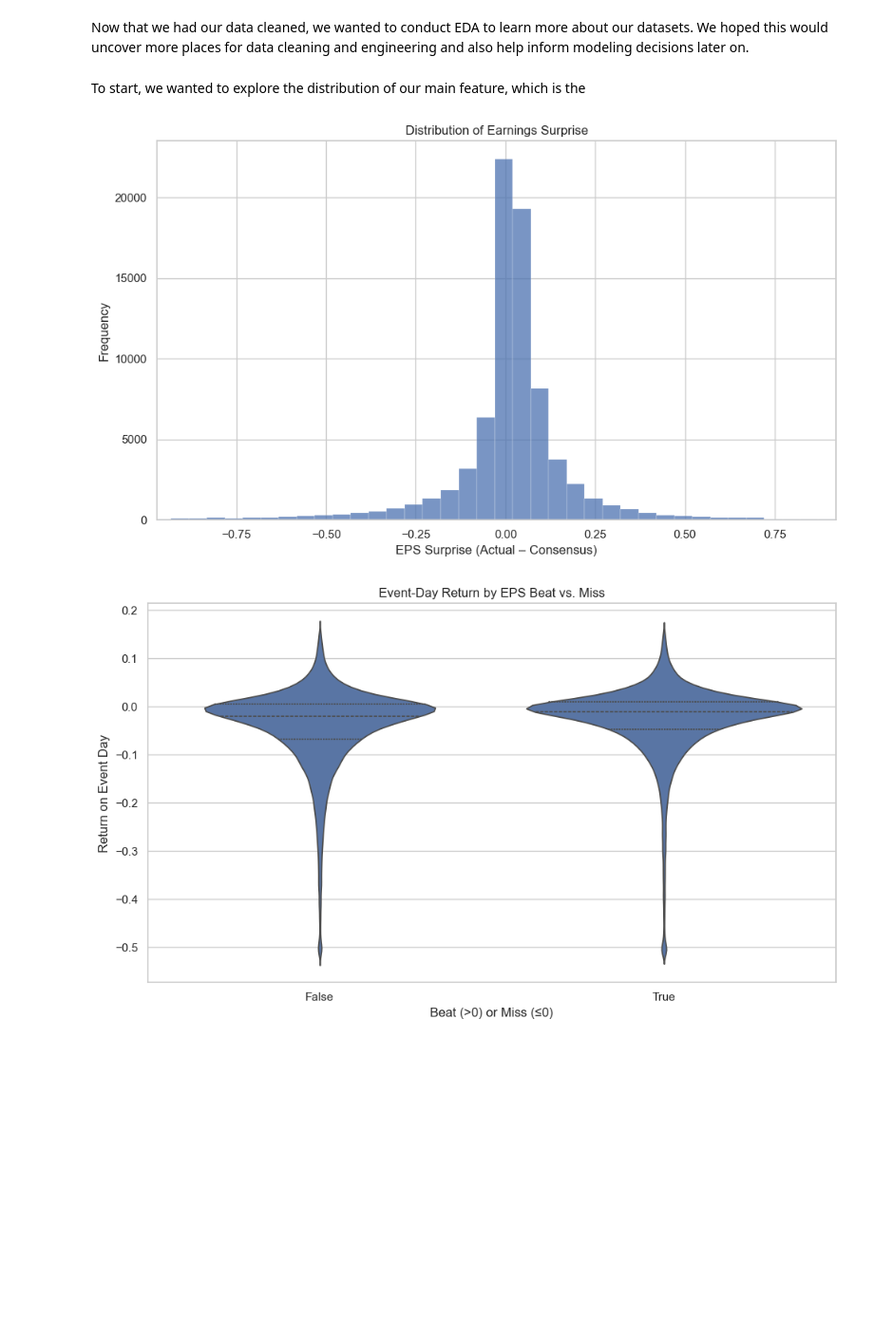
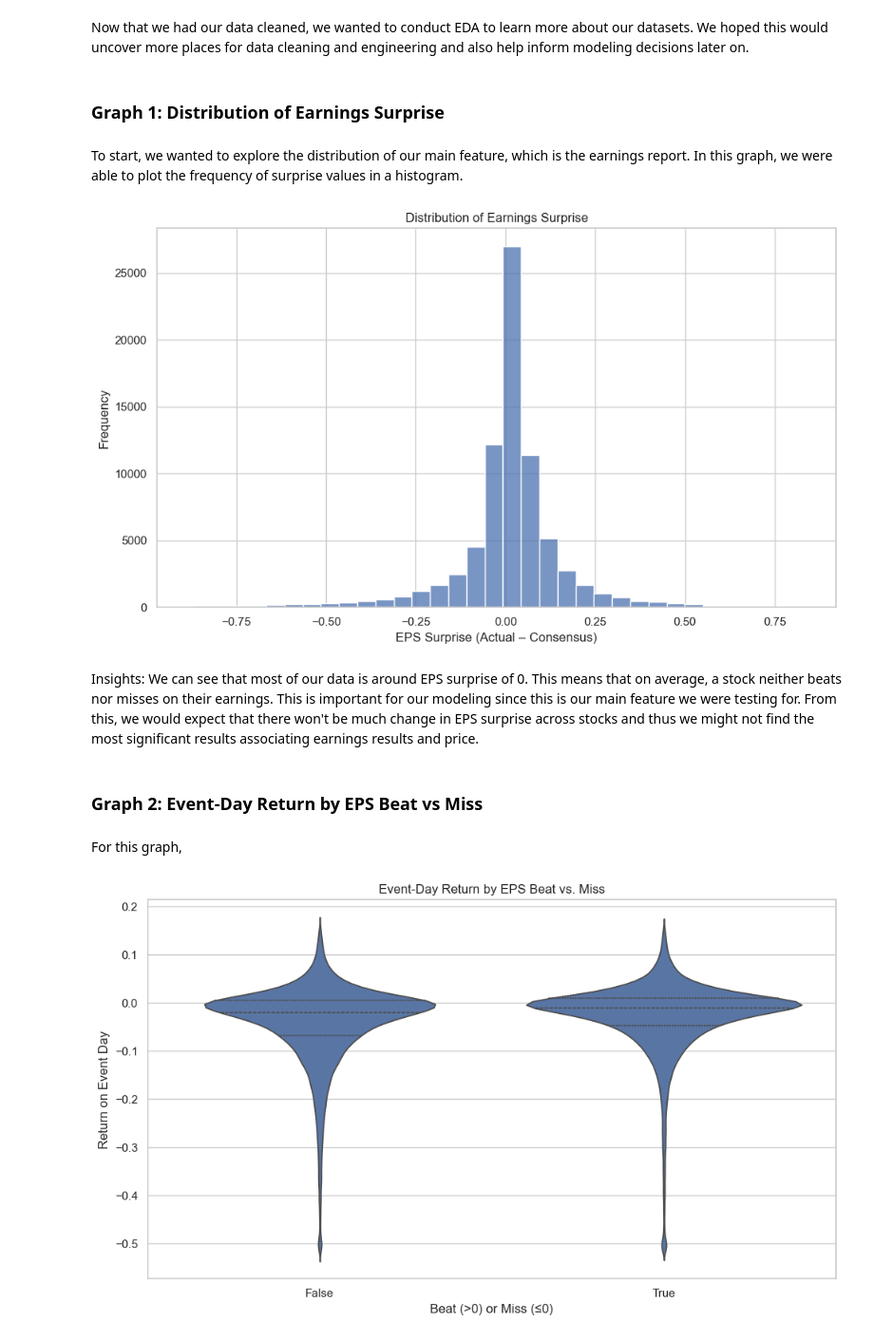
Before and after one commit to edfan1/CIS5450FinalProject, a Jupyter notebook: Notebook.ipynb, the cells around one changed output. Shown: that part at 95% size. Drawn from its saved outputs; the diff is of its cells as text; code cells hidden in the pictures; blank space fills up the shorter version.

Commit message:
hpyothesis testing

```diff
--- a/Notebook.ipynb
+++ b/Notebook.ipynb
@@ -120,25 +128,34 @@ df['year'] = df['earnings_date'].dt.year
 # Set Seaborn style
 sns.set(style="whitegrid")
 "# Create a cleaned dataframe without extreme returns\n",
-df_clean = df[(df['return'] > df['return'].quantile(0.01)) & (df['return'] < df['return'].quantile(0.98))]
+df = df[(df['return'] > df['return'].quantile(0.01)) & (df['return'] < df['return'].quantile(0.98))]
 "# Check the new range\n",
-df_filtered_both = df_clean[(df_clean['surprise'] > df_clean['surprise'].quantile(0.001)) & (df_clean['surprise'] < df_clean['surprise'].quantile(0.999)) & (df_clean['return'] > df_clean['return'].quantile(0.001)) & (df_clean['return'] < df_clean['return'].quantile(0.999))]
+df_filtered_both = df[(df['surprise'] > df['surprise'].quantile(0.001)) & (df['surprise'] < df['surprise'].quantile(0.999)) & (df['return'] > df['return'].quantile(0.001)) & (df['return'] < df['return'].quantile(0.999))]
 # 1. Distribution of Earnings Surprise\n",
 df_filtered = df[(df['surprise'] > df['surprise'].quantile(0.001)) & (df['surprise'] < df['surprise'].quantile(0.999))]
+# %% [markdown]
+### Graph 1: Distribution of Earnings Surprise
 # %% [markdown]
-To start, we wanted to explore the distribution of our main feature, which is the
+To start, we wanted to explore the distribution of our main feature, which is the earnings report. In this graph, we were able to plot the frequency of surprise values in a histogram.
 # %%
 plt.figure(figsize=(10, 6))
-df_filtered = df[(df['surprise'] > df['surprise'].quantile(0.001)) & (df['surprise'] < df['surprise'].quantile(0.999))]
+df_filtered = df[(df['surprise'] > df['surprise'].quantile(0.01)) & (df['surprise'] < df['surprise'].quantile(0.98))]
 sns.histplot(data=df_filtered, x='surprise', binwidth=0.05, kde=False)
 plt.title("Distribution of Earnings Surprise")
 plt.xlabel("EPS Surprise (Actual – Consensus)")
 plt.ylabel("Frequency")
 plt.xlim(left=df['surprise'].quantile(0.01), right=df['surprise'].quantile(0.99))
 plt.tight_layout()
 plt.show()
 # %% [output]
-[figure, old version]
+[figure, new version]
+# %% [markdown]
+Insights:
+We can see that most of our data is around EPS surprise of 0. This means that on average, a stock neither beats nor misses on their earnings. This is important for our modeling since this is our main feature we were testing for. From this, we would expect that there won't be much change in EPS surprise across stocks and thus we might not find the most significant results associating earnings results and price.
+# %% [markdown]
+### Graph 2: Event-Day Return by EPS Beat vs Miss
+# %% [markdown]
+For this graph,
 # %%
 # 2. Event-Day Return by Beat vs. Miss
 plt.figure(figsize=(10, 6))
```
Also changed, not shown: parts of 5 cells of this notebook.
